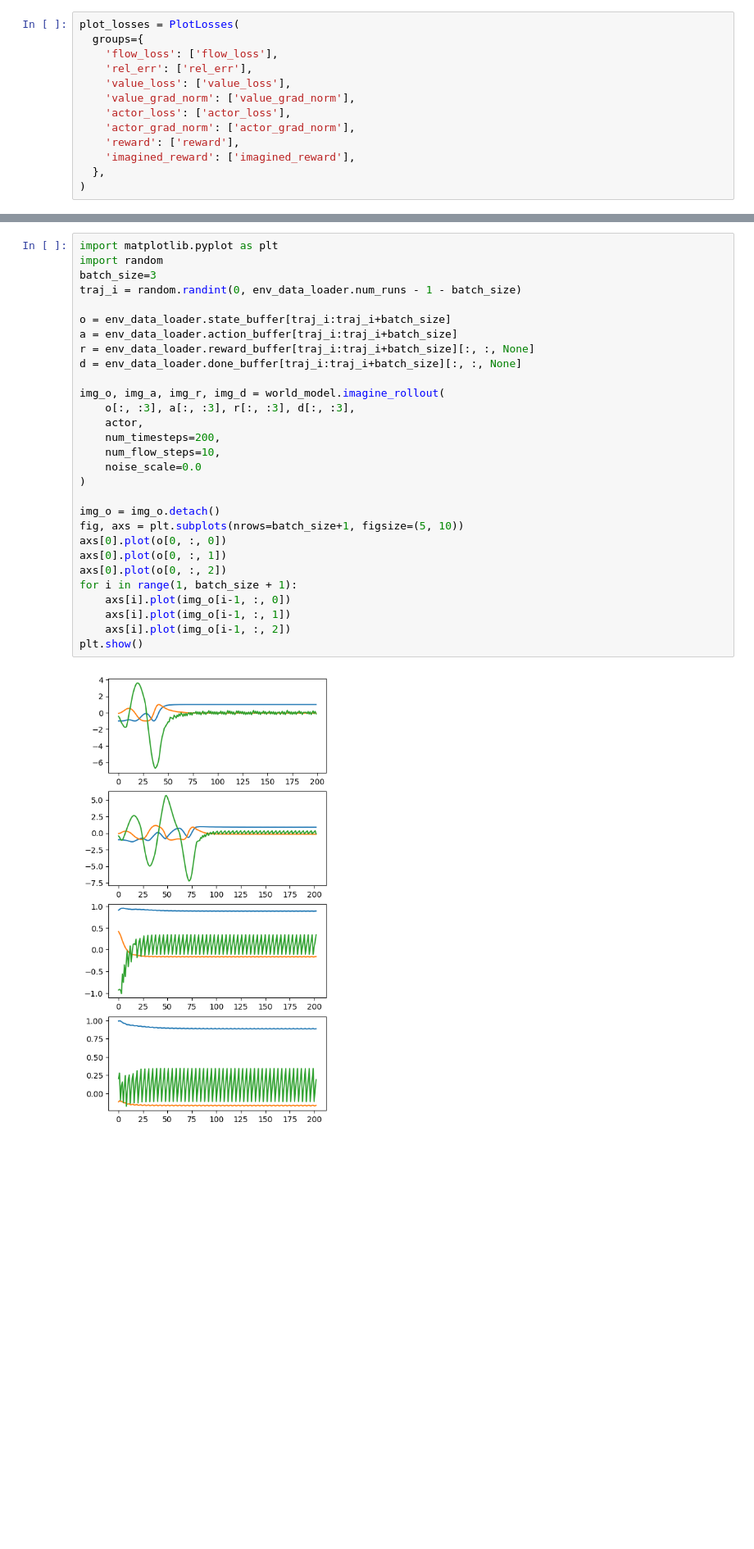
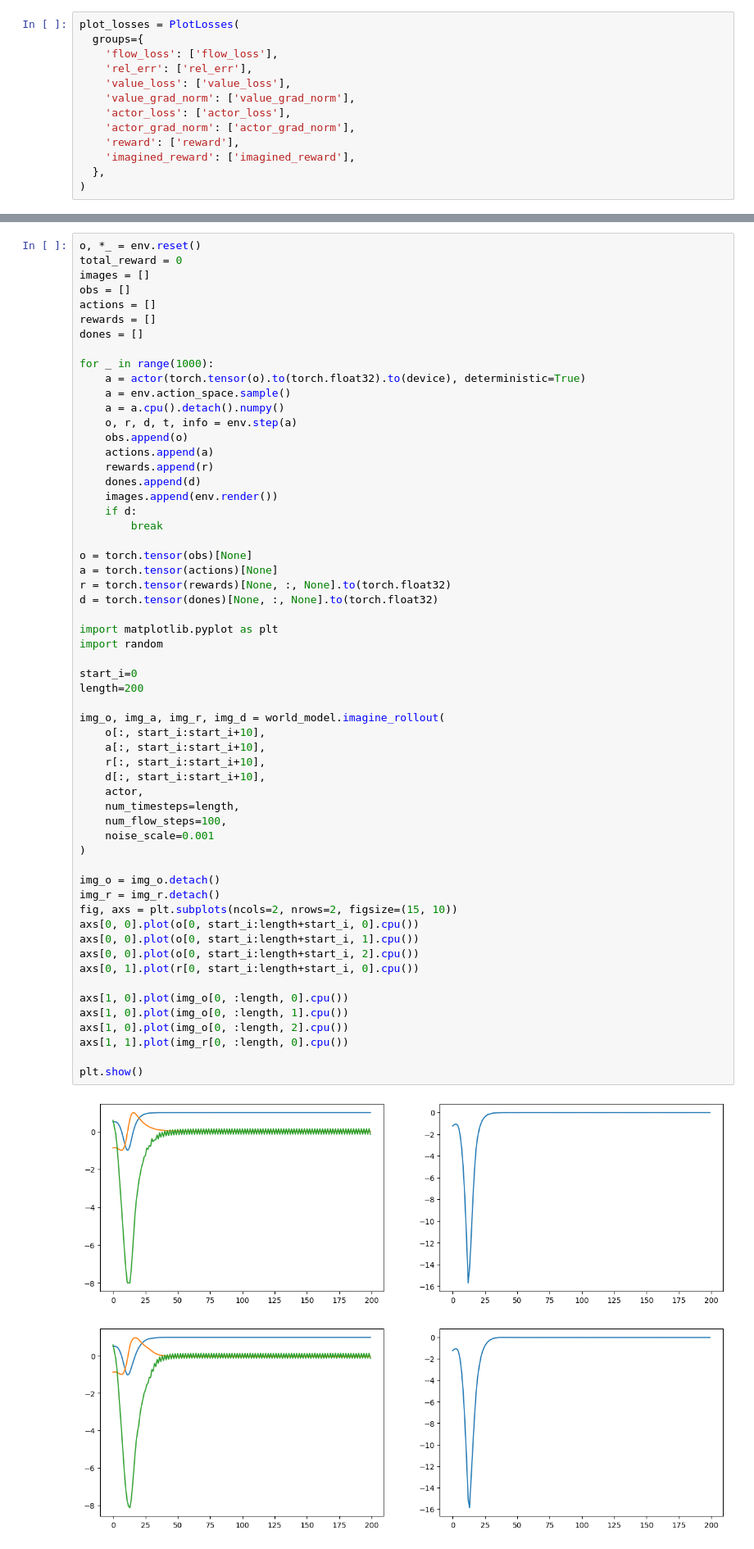
Before and after one commit to mauicv/world-model-rl, a Jupyter notebook: src/reflect/components/flow_world_model/examples/world-model-val-grad-pendulum.ipynb, the cells around one changed output, grey strips where cells are left out. Shown at 82% size. Cells and saved outputs as stored; diff of their text form; blank space fills up the shorter version.

```diff
--- a/src/reflect/components/flow_world_model/examples/world-model-val-grad-pendulum.ipynb
+++ b/src/reflect/components/flow_world_model/examples/world-model-val-grad-pendulum.ipynb
@@ -207,31 +207,60 @@ value_loss
 # %%
+o, *_ = env.reset()
+total_reward = 0
+images = []
+obs = []
+actions = []
+rewards = []
+dones = []
+
+for _ in range(1000):
+    a = actor(torch.tensor(o).to(torch.float32).to(device), deterministic=True)
+    a = env.action_space.sample()
+    a = a.cpu().detach().numpy()
+    o, r, d, t, info = env.step(a)
+    obs.append(o)
+    actions.append(a)
+    rewards.append(r)
+    dones.append(d)
+    images.append(env.render())
+    if d:
+        break
+
+o = torch.tensor(obs)[None]
+a = torch.tensor(actions)[None]
+r = torch.tensor(rewards)[None, :, None].to(torch.float32)
+d = torch.tensor(dones)[None, :, None].to(torch.float32)
+
 import matplotlib.pyplot as plt
 import random
-batch_size=3
-traj_i = random.randint(0, env_data_loader.num_runs - 1 - batch_size)
 
-o = env_data_loader.state_buffer[traj_i:traj_i+batch_size]
-a = env_data_loader.action_buffer[traj_i:traj_i+batch_size]
-r = env_data_loader.reward_buffer[traj_i:traj_i+batch_size][:, :, None]
-d = env_data_loader.done_buffer[traj_i:traj_i+batch_size][:, :, None]
+start_i=0
+length=200
 
 img_o, img_a, img_r, img_d = world_model.imagine_rollout(
-    o[:, :3], a[:, :3], r[:, :3], d[:, :3],
+    o[:, start_i:start_i+10],
+    a[:, start_i:start_i+10],
+    r[:, start_i:start_i+10],
+    d[:, start_i:start_i+10],
     actor,
-    num_timesteps=200,
-    num_flow_steps=10,
-    noise_scale=0.0
+    num_timesteps=length,
+    num_flow_steps=100,
+    noise_scale=0.001
 )
 
 img_o = img_o.detach()
-fig, axs = plt.subplots(nrows=batch_size+1, figsize=(5, 10))
-axs[0].plot(o[0, :, 0])
-axs[0].plot(o[0, :, 1])
-axs[0].plot(o[0, :, 2])
-for i in range(1, batch_size + 1):
-    axs[i].plot(img_o[i-1, :, 0])
-    axs[i].plot(img_o[i-1, :, 1])
-    axs[i].plot(img_o[i-1, :, 2])
+img_r = img_r.detach()
+fig, axs = plt.subplots(ncols=2, nrows=2, figsize=(15, 10))
+axs[0, 0].plot(o[0, start_i:length+start_i, 0].cpu())
+axs[0, 0].plot(o[0, start_i:length+start_i, 1].cpu())
+axs[0, 0].plot(o[0, start_i:length+start_i, 2].cpu())
+axs[0, 1].plot(r[0, start_i:length+start_i, 0].cpu())
+
+axs[1, 0].plot(img_o[0, :length, 0].cpu())
+axs[1, 0].plot(img_o[0, :length, 1].cpu())
+axs[1, 0].plot(img_o[0, :length, 2].cpu())
+axs[1, 1].plot(img_r[0, :length, 0].cpu())
+
 plt.show()
 # %% [output]
-[figure, old version]
+[figure, new version]
```
Also changed, not shown: parts of 8 cells of this notebook, 5 other files.
